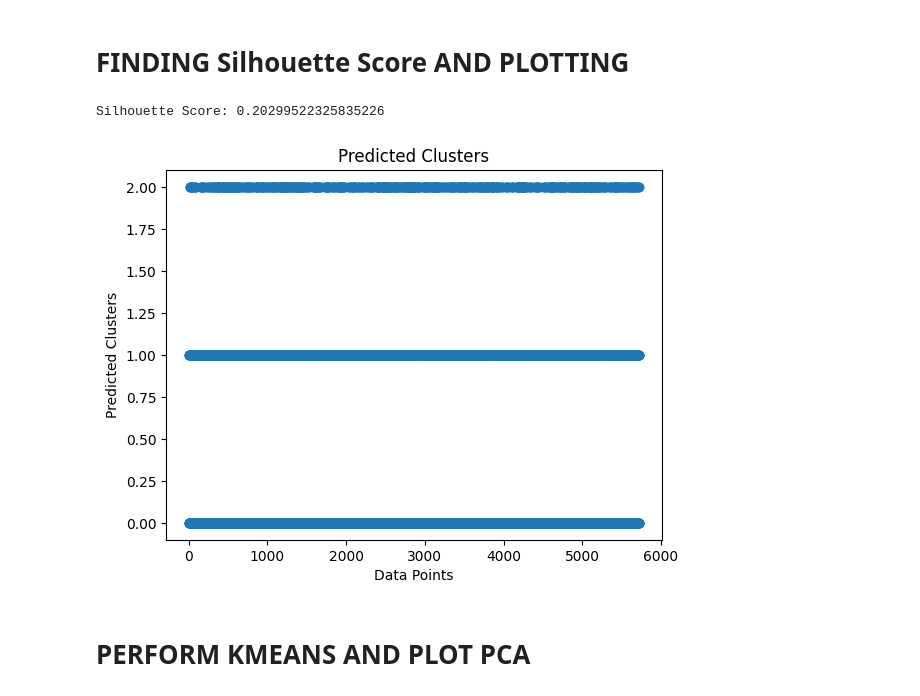
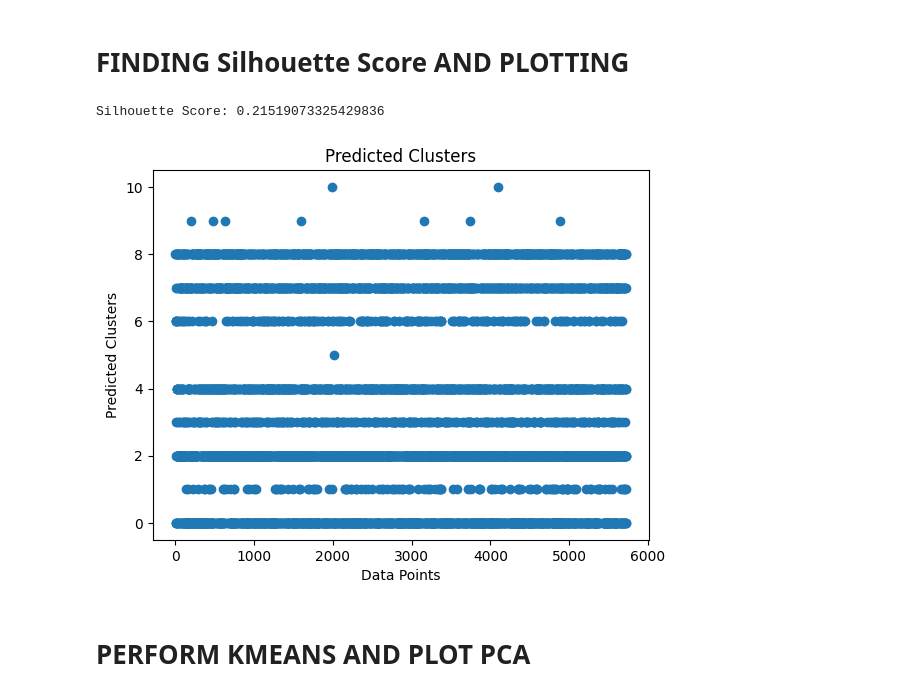
Before and after one commit to ML-Project-Team-5/Project_NetworkIDS, a Jupyter notebook: Scenario_3.ipynb, the cells around one changed output. Drawn from its saved outputs; the diff is of its cells as text; code cells hidden in the pictures.

```diff
--- a/Scenario_3.ipynb
+++ b/Scenario_3.ipynb
@@ -91,36 +91,36 @@ import matplotlib.pyplot as plt
 # Drop the 'Cluster' column if it exists
 data_for_scaling = data.drop('Cluster', axis=1, errors='ignore')
 
 # Step 4: Data Preprocessing
 scaler = StandardScaler()
 scaled_data = scaler.fit_transform(data_for_scaling)
 
 # Manually set the optimal number of clusters based on the elbow method
-your_optimal_k = 3
+your_optimal_k = 11
 
 # Fit K-Means model to the training data
 kmeans = KMeans(n_clusters=your_optimal_k, init='k-means++', max_iter=300, n_init=10, random_state=2)
 kmeans.fit(scaled_data)
 
 # Assuming your test data has the same features as the training data
 scaled_test_data = scaler.transform(data_for_scaling)
 
 # Predict the clusters for the test data
 test_cluster_labels = kmeans.predict(scaled_test_data)
 
 # Silhouette Score for clustering evaluation
 silhouette_avg = silhouette_score(scaled_test_data, test_cluster_labels)
 print(f"Silhouette Score: {silhouette_avg}")
 
 # Plotting predicted clusters
 plt.scatter(range(len(test_cluster_labels)), test_cluster_labels, cmap='viridis', marker='o')
 plt.xlabel('Data Points')
 plt.ylabel('Predicted Clusters')
 plt.title('Predicted Clusters')
 plt.show()
 # %% [output]
-Silhouette Score: 0.20299522325835226
+Silhouette Score: 0.21519073325429836
-[figure, old version]
+[figure, new version]
 # %% [markdown]
 # PERFORM KMEANS AND PLOT PCA
 # %%
```
Also changed, not shown: parts of 2 cells of this notebook, 3 other files.
